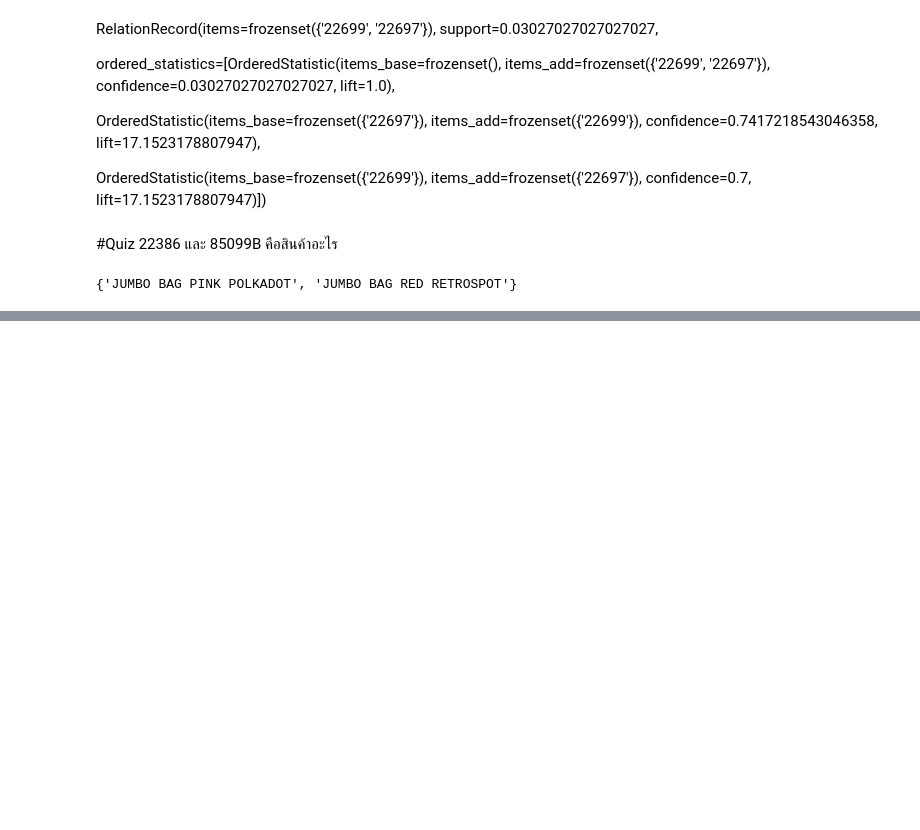
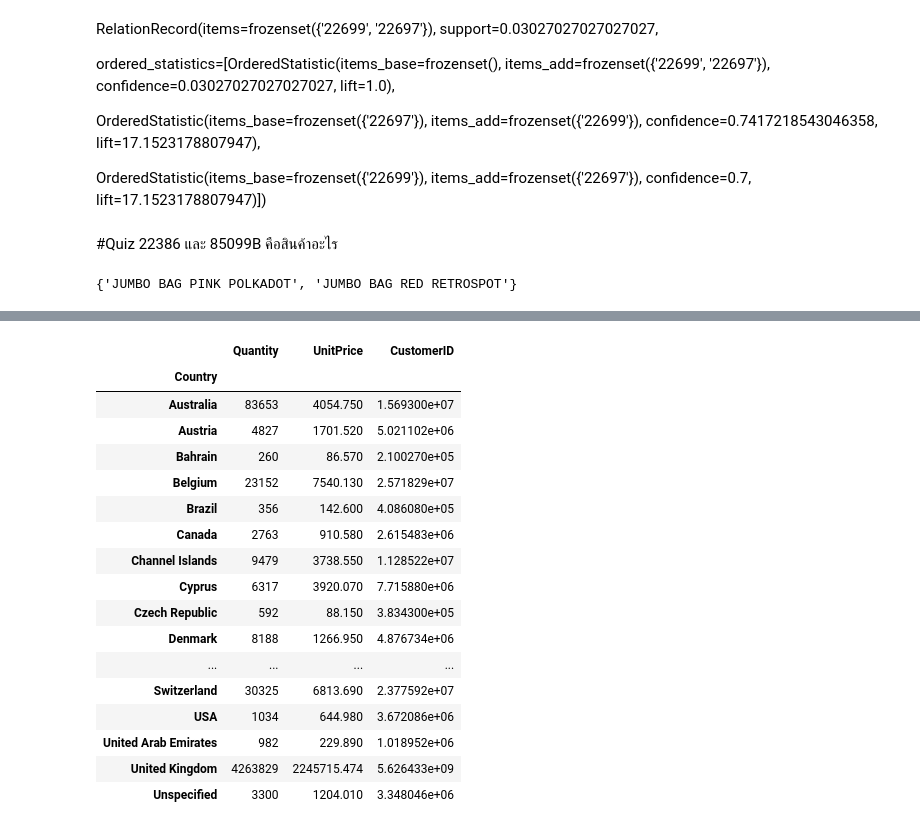
Before and after one commit to Sunisa78-8/BSC_DPDM23, a Jupyter notebook: Frequent_Patterns_(Association_Rules).ipynb, the cells around one changed output, grey strips where cells are left out. Cells and saved outputs as stored; diff of their text form; code cells hidden in the pictures; blank space fills up the shorter version.

```diff
--- a/Frequent_Patterns_(Association_Rules).ipynb
+++ b/Frequent_Patterns_(Association_Rules).ipynb
@@ -160 +197,23 @@ set(data[(data['StockCode']=='22386') | (data['StockCode']=='85099B')]['Descript
+# %%
+#ข้อมูล กี่ประเทศ
+data.groupby(['Country']).sum()
+# %% [output]
+|  | Quantity | UnitPrice | CustomerID |
+| Country |  |  |  |
+| Australia | 83653 | 4054.750 | 1.569300e+07 |
+| Austria | 4827 | 1701.520 | 5.021102e+06 |
+| Bahrain | 260 | 86.570 | 2.100270e+05 |
+| Belgium | 23152 | 7540.130 | 2.571829e+07 |
+| Brazil | 356 | 142.600 | 4.086080e+05 |
+| Canada | 2763 | 910.580 | 2.615483e+06 |
+| Channel Islands | 9479 | 3738.550 | 1.128522e+07 |
+| Cyprus | 6317 | 3920.070 | 7.715880e+06 |
+| Czech Republic | 592 | 88.150 | 3.834300e+05 |
+| Denmark | 8188 | 1266.950 | 4.876734e+06 |
+| ... | ... | ... | ... |
+| Switzerland | 30325 | 6813.690 | 2.377592e+07 |
+| USA | 1034 | 644.980 | 3.672086e+06 |
+| United Arab Emirates | 982 | 229.890 | 1.018952e+06 |
+| United Kingdom | 4263829 | 2245715.474 | 5.626433e+09 |
+| Unspecified | 3300 | 1204.010 | 3.348046e+06 |
 # %% [markdown]
```
Also changed, not shown: parts of 17 cells of this notebook.
